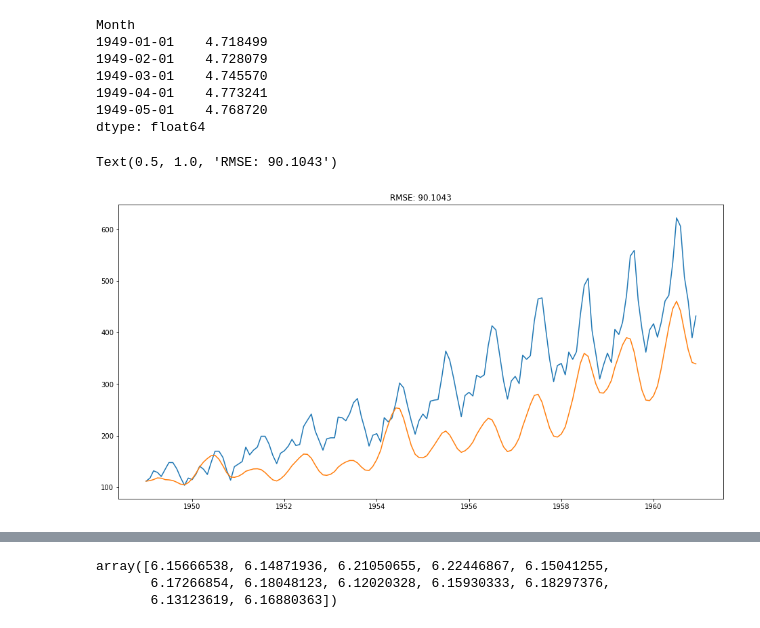
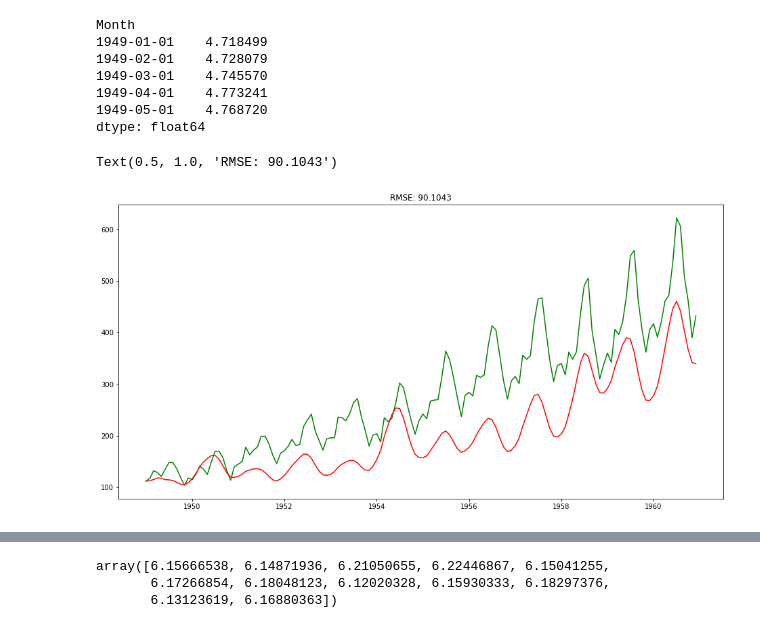
Before and after one commit to pv05/TimeSeries, a Jupyter notebook: ARIMA.ipynb, the cells around one changed output, grey strips where cells are left out. Cells and saved outputs as stored; diff of their text form; code cells hidden in the pictures.

```diff
--- a/ARIMA.ipynb
+++ b/ARIMA.ipynb
@@ -247,10 +233,10 @@ dtype: float64
 # %%
 predictions_ARIMA = np.exp(predictions_ARIMA_log)
 plt.figure(figsize=(16,8))
-plt.plot(data.iloc[:,0])
-plt.plot(predictions_ARIMA)
+plt.plot(data.iloc[:,0],color='green')
+plt.plot(predictions_ARIMA,color='red')
 plt.title('RMSE: %.4f'% np.sqrt(sum((predictions_ARIMA-data.iloc[:,0])**2)/len(data)))
 # %% [output]
 Text(0.5, 1.0, 'RMSE: 90.1043')
-[figure, old version]
+[figure, new version]
 # %%
```
Also changed, not shown: parts of 6 cells of this notebook, 1 other file.
